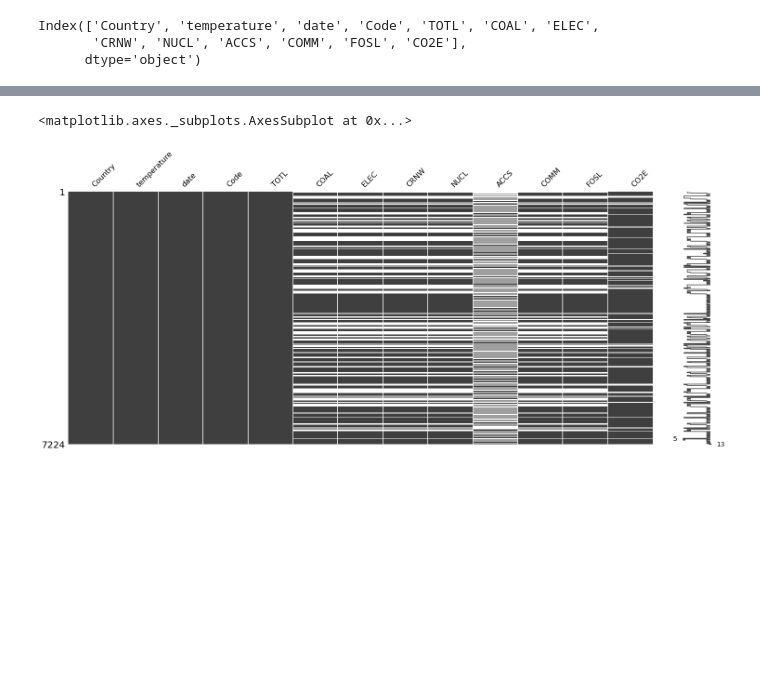
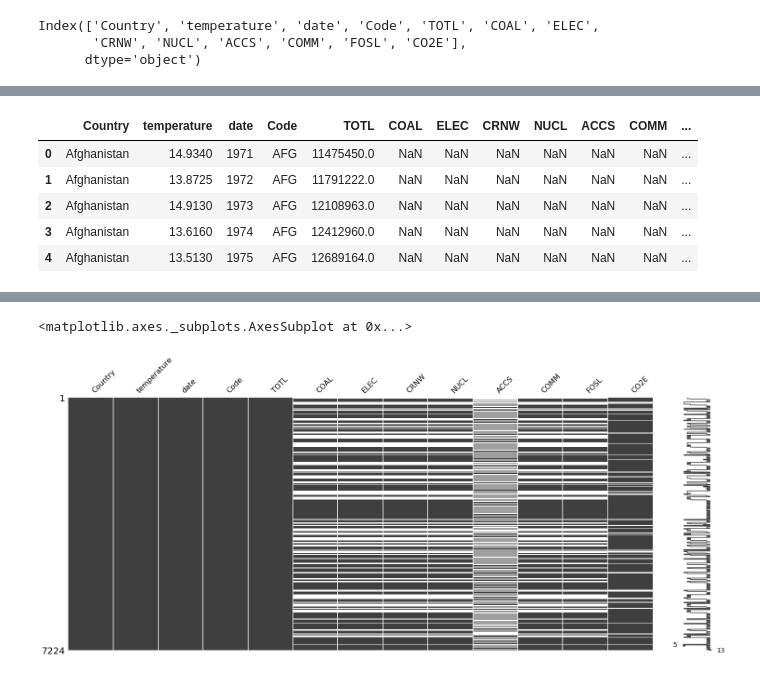
Before and after one commit to cchnoe/WorldBank-Data-Analysis, a Jupyter notebook: DataPrepropessing.ipynb, the cells around one changed output, grey strips where cells are left out. Drawn from its saved outputs; the diff is of its cells as text; code cells hidden in the pictures; blank space fills up the shorter version.

```diff
--- a/DataPrepropessing.ipynb
+++ b/DataPrepropessing.ipynb
@@ -78,7 +88,7 @@ dict_keys(['df_TOTL', 'df_CRNW', 'df_NUCL', 'df_ACCS', 'df_CO2E', 'df_FOSL', 'df
 # %%
-pd.set_option('display.max_colwidth', 5000)
+pd.set_option('display.max_colwidth', 5000)  # Define el maximo ancho de la columna del dataframe con el fin de mostrar todo el contenido
 df_metadata = pd.DataFrame()
-for df in df_metadat.keys():
-    df_metadata[df] = df_metadat[df]['SOURCE_NOTE']
+for df in dict_metadat.keys():
+    df_metadata[df] = dict_metadat[df]['SOURCE_NOTE']
 # %%
 df_meta = df_metadata.T
@@ -150,5 +197,5 @@ idx = df_names["df_empe"]['year'] > pd.to_datetime('1970-01-01')
 df_names["df_empe"] = df_names["df_empe"][idx]
 # %%
+#Se aplica GroupBy, se agrupo por país y año, ademas se aplica las funciones para calcular media y mediana
 df_names['df_empe'] = df_names['df_empe'].groupby(['Country',
-                 pd.Grouper(key='year', freq='1Y')
-]).agg({'AverageTemperature':[np.mean,np.median]})
+                 pd.Grouper(key='year', freq='1Y')]).agg({'AverageTemperature':[np.mean,np.median]})
@@ -170,2 +231,3 @@ df_names['df_empe'] = df_names['df_empe']['AverageTemperature'][['median']].rese
 # %%
-df_names['df_empe'].rename(columns={'median':'temperature'}, inplace=True)
+#Renombramos las columnas
+df_names['df_empe'].rename(columns={'median':'temperature','year':'date'}, inplace=True)
@@ -187,5 +234,3 @@ df_names['df_empe']['year'] = df_names['df_empe']['year'].dt.year
-# %%
-df_names['df_empe'].rename(columns={'year':'date'}, inplace=True)
 # %%
 df_names['df_empe'].info()
 # %% [output]
@@ -280,0 +316,9 @@ df_merge[df_merge['Country'].isin(['Peru'])]
+# %%
+df_merge.head()
+# %% [output]
+|  | Country | temperature | date | Code | TOTL | COAL | ELEC | CRNW | NUCL | ACCS | COMM | ... |
+| 0 | Afghanistan | 14.9340 | 1971 | AFG | 11475450.0 | NaN | NaN | NaN | NaN | NaN | NaN | ... |
+| 1 | Afghanistan | 13.8725 | 1972 | AFG | 11791222.0 | NaN | NaN | NaN | NaN | NaN | NaN | ... |
+| 2 | Afghanistan | 14.9130 | 1973 | AFG | 12108963.0 | NaN | NaN | NaN | NaN | NaN | NaN | ... |
+| 3 | Afghanistan | 13.6160 | 1974 | AFG | 12412960.0 | NaN | NaN | NaN | NaN | NaN | NaN | ... |
+| 4 | Afghanistan | 13.5130 | 1975 | AFG | 12689164.0 | NaN | NaN | NaN | NaN | NaN | NaN | ... |
```
Also changed, not shown: parts of 56 cells of this notebook, 1 other file.
